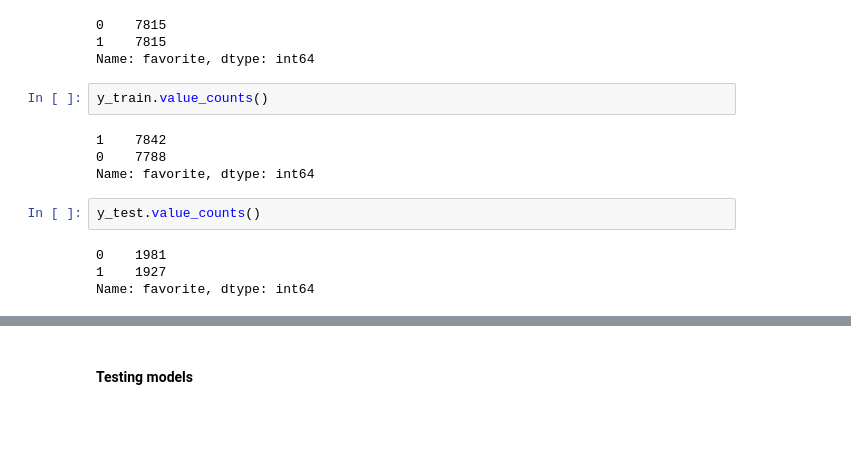
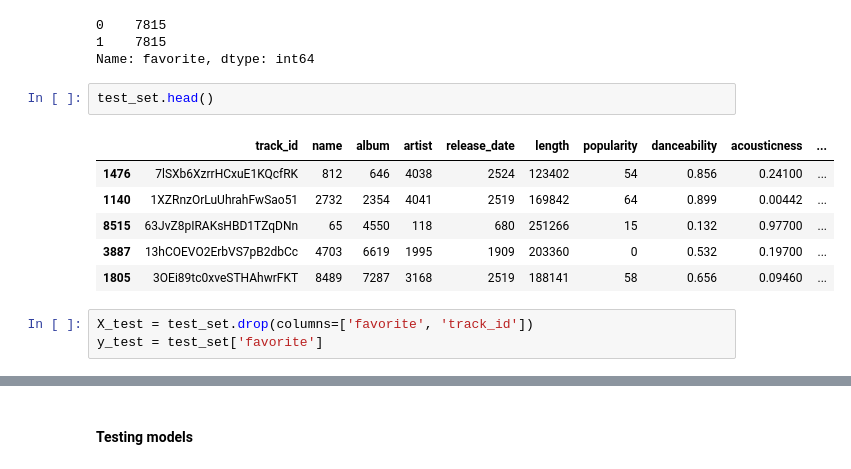
Before and after one commit to lognorman20/spotify_recommender, a Jupyter notebook: model_creation.ipynb, the cells around one changed output, grey strips where cells are left out. Cells and saved outputs as stored; diff of their text form; blank space fills up the shorter version.

```diff
--- a/model_creation.ipynb
+++ b/model_creation.ipynb
@@ -132,15 +145,15 @@ y_train.value_counts()
 0    7815
 1    7815
 Name: favorite, dtype: int64
-# %%
-y_train.value_counts()
-# %% [output]
-1    7842
-0    7788
-Name: favorite, dtype: int64
-# %%
-y_test.value_counts()
-# %% [output]
-0    1981
-1    1927
-Name: favorite, dtype: int64
+# %%
+test_set.head()
+# %% [output]
+|  | track_id | name | album | artist | release_date | length | popularity | danceability | acousticness | ... |
+| 1476 | 7lSXb6XzrrHCxuE1KQcfRK | 812 | 646 | 4038 | 2524 | 123402 | 54 | 0.856 | 0.24100 | ... |
+| 1140 | 1XZRnzOrLuUhrahFwSao51 | 2732 | 2354 | 4041 | 2519 | 169842 | 64 | 0.899 | 0.00442 | ... |
+| 8515 | 63JvZ8pIRAKsHBD1TZqDNn | 65 | 4550 | 118 | 680 | 251266 | 15 | 0.132 | 0.97700 | ... |
+| 3887 | 13hCOEVO2ErbVS7pB2dbCc | 4703 | 6619 | 1995 | 1909 | 203360 | 0 | 0.532 | 0.19700 | ... |
+| 1805 | 3OEi89tc0xveSTHAhwrFKT | 8489 | 7287 | 3168 | 2519 | 188141 | 58 | 0.656 | 0.09460 | ... |
+# %%
+X_test = test_set.drop(columns=['favorite', 'track_id'])
+y_test = test_set['favorite']
```
Also changed, not shown: parts of 24 cells of this notebook.
